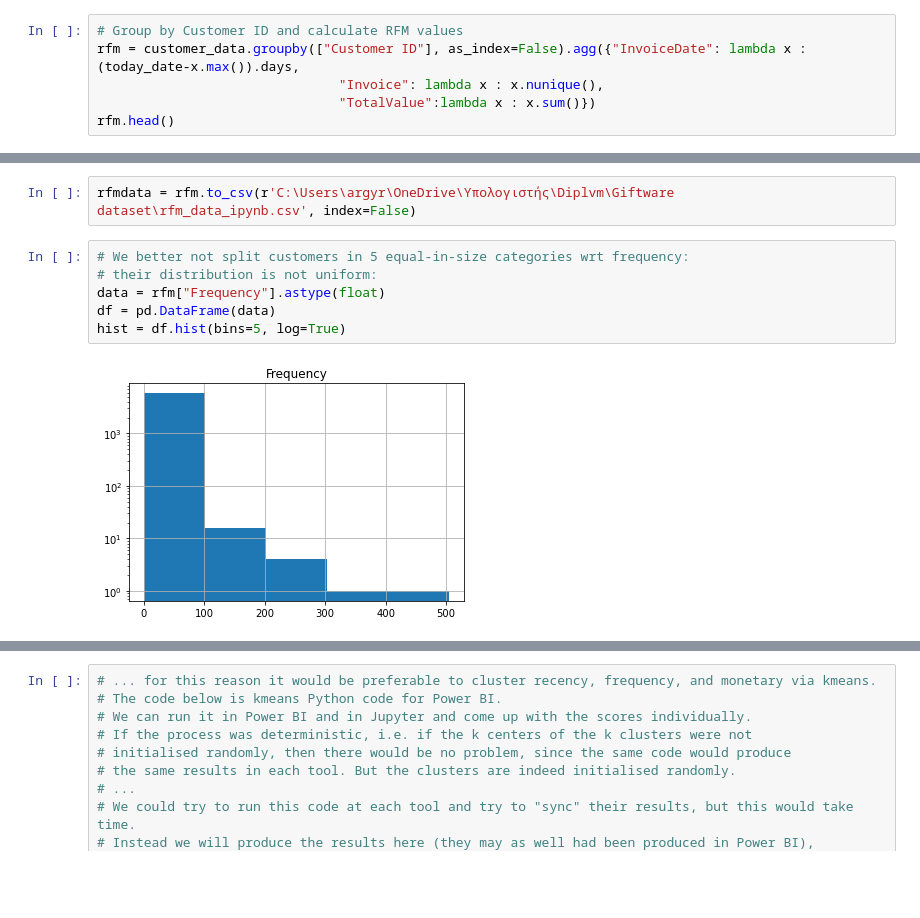
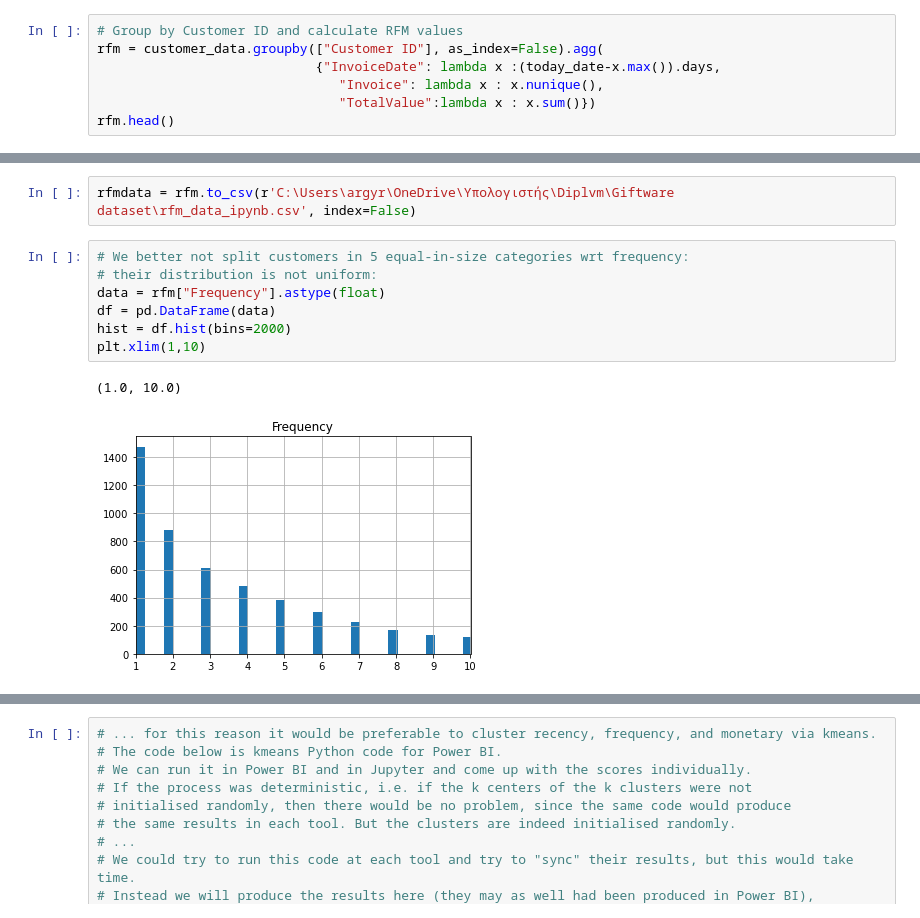
Before and after one commit to ArgyroMp/msc-thesis, a Jupyter notebook: Notebooks/02.rfm_dataset.ipynb, the cells around one changed output, grey strips where cells are left out. Drawn from its saved outputs; the diff is of its cells as text; blank space fills up the shorter version.

```diff
--- a/Notebooks/02.rfm_dataset.ipynb
+++ b/Notebooks/02.rfm_dataset.ipynb
@@ -42,7 +42,8 @@ today_date = dt.datetime(2011,12,10)
 #rfm.head()
 # %%
 # Group by Customer ID and calculate RFM values
-rfm = customer_data.groupby(["Customer ID"], as_index=False).agg({"InvoiceDate": lambda x :(today_date-x.max()).days,
+rfm = customer_data.groupby(["Customer ID"], as_index=False).agg(
+                            {"InvoiceDate": lambda x :(today_date-x.max()).days,
                                "Invoice": lambda x : x.nunique(),
                                "TotalValue":lambda x : x.sum()})
 rfm.head()
@@ -108,8 +104,10 @@ rfmdata = rfm.to_csv(r'C:\Users\argyr\OneDrive\Υπολογιστής\Diplvm\Gif
 # %%
 # We better not split customers in 5 equal-in-size categories wrt frequency:
 # their distribution is not uniform:
 data = rfm["Frequency"].astype(float)
 df = pd.DataFrame(data)
-hist = df.hist(bins=5, log=True)
+hist = df.hist(bins=2000)
+plt.xlim(1,10)
 # %% [output]
+(1.0, 10.0)
-[figure, old version]
+[figure, new version]
```
Also changed, not shown: parts of 12 cells of this notebook, 1 other file.
